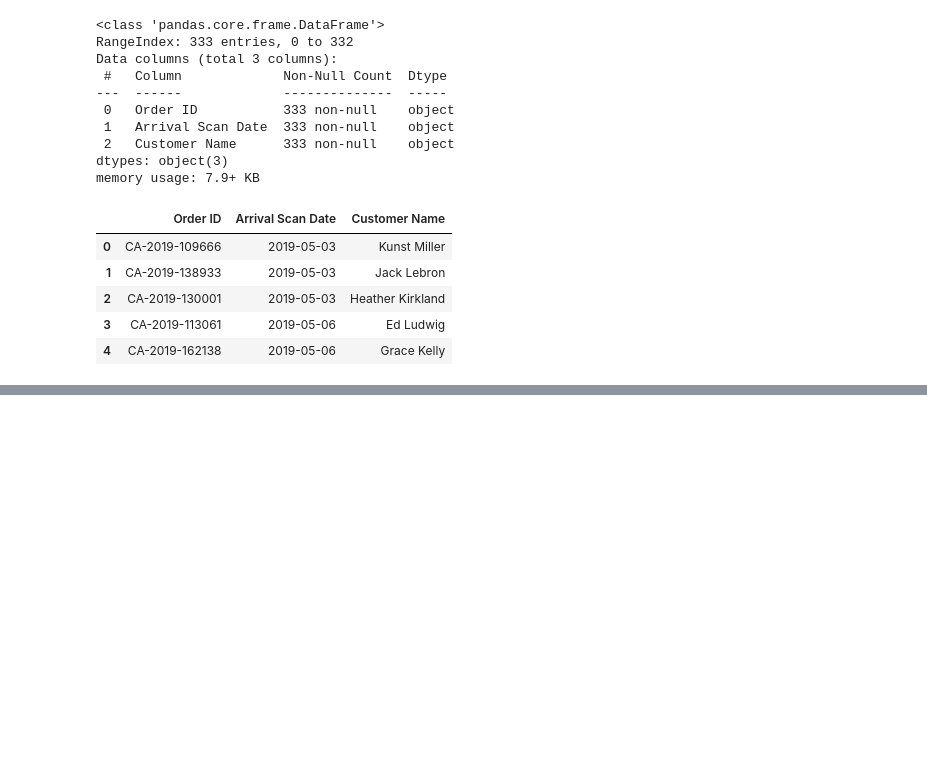
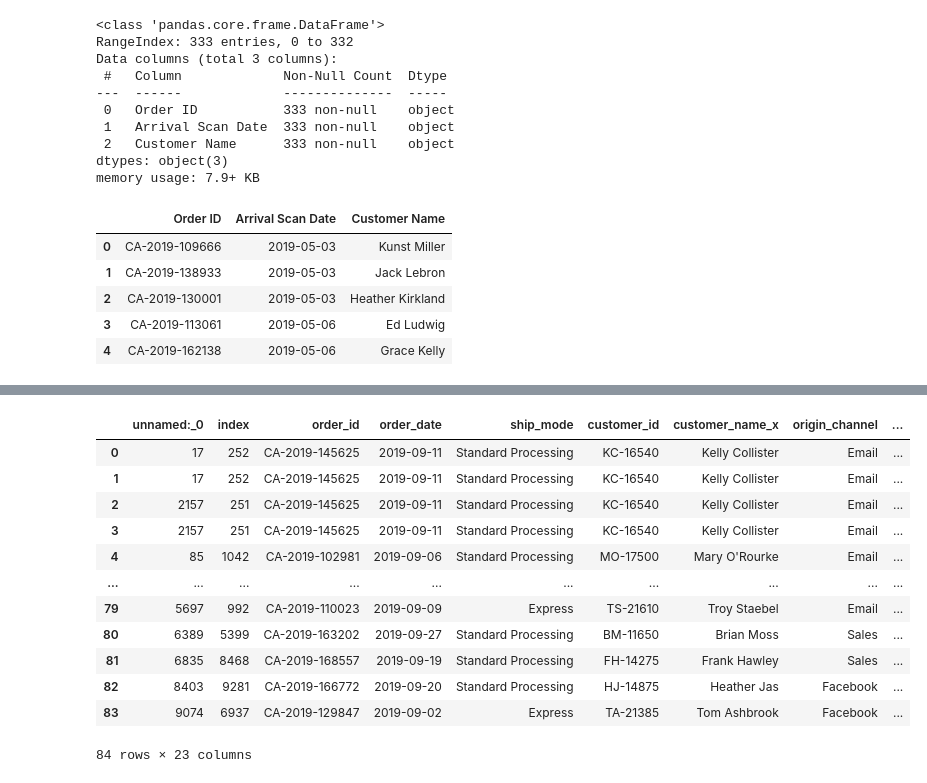
Before and after one commit to C-MG/da-EDA_Project_Ulla-Christian, a Jupyter notebook: data_cleaning_1.ipynb, the cells around one changed output, grey strips where cells are left out. Drawn from its saved outputs; the diff is of its cells as text; code cells hidden in the pictures; blank space fills up the shorter version.

```diff
--- a/data_cleaning_1.ipynb
+++ b/data_cleaning_1.ipynb
@@ -269,0 +522,4 @@ df_cd.head()
+# %%
+df_cd.columns = df_cd.columns.str.lower()
+df_cd.columns = df_cd.columns.str.replace(' ','_')
+df_cd.info()
@@ -269,0 +537,20 @@ df_cd.head()
+# %%
+check_process_time = pd.merge(check_process_time,
+                      df_cd,
+                      on ='order_id',
+                      how ='inner')
+check_process_time
+# %% [output]
+|  | unnamed:_0 | index | order_id | order_date | ship_mode | customer_id | customer_name_x | origin_channel | ... |
+| 0 | 17 | 252 | CA-2019-145625 | 2019-09-11 | Standard Processing | KC-16540 | Kelly Collister | Email | ... |
+| 1 | 17 | 252 | CA-2019-145625 | 2019-09-11 | Standard Processing | KC-16540 | Kelly Collister | Email | ... |
+| 2 | 2157 | 251 | CA-2019-145625 | 2019-09-11 | Standard Processing | KC-16540 | Kelly Collister | Email | ... |
+| 3 | 2157 | 251 | CA-2019-145625 | 2019-09-11 | Standard Processing | KC-16540 | Kelly Collister | Email | ... |
+| 4 | 85 | 1042 | CA-2019-102981 | 2019-09-06 | Standard Processing | MO-17500 | Mary O'Rourke | Email | ... |
+| ... | ... | ... | ... | ... | ... | ... | ... | ... | ... |
+| 79 | 5697 | 992 | CA-2019-110023 | 2019-09-09 | Express | TS-21610 | Troy Staebel | Email | ... |
+| 80 | 6389 | 5399 | CA-2019-163202 | 2019-09-27 | Standard Processing | BM-11650 | Brian Moss | Sales | ... |
+| 81 | 6835 | 8468 | CA-2019-168557 | 2019-09-19 | Standard Processing | FH-14275 | Frank Hawley | Sales | ... |
+| 82 | 8403 | 9281 | CA-2019-166772 | 2019-09-20 | Standard Processing | HJ-14875 | Heather Jas | Facebook | ... |
+| 83 | 9074 | 6937 | CA-2019-129847 | 2019-09-02 | Express | TA-21385 | Tom Ashbrook | Facebook | ... |
+84 rows × 23 columns
```
Also changed, not shown: parts of 33 cells of this notebook, 1 other file.
